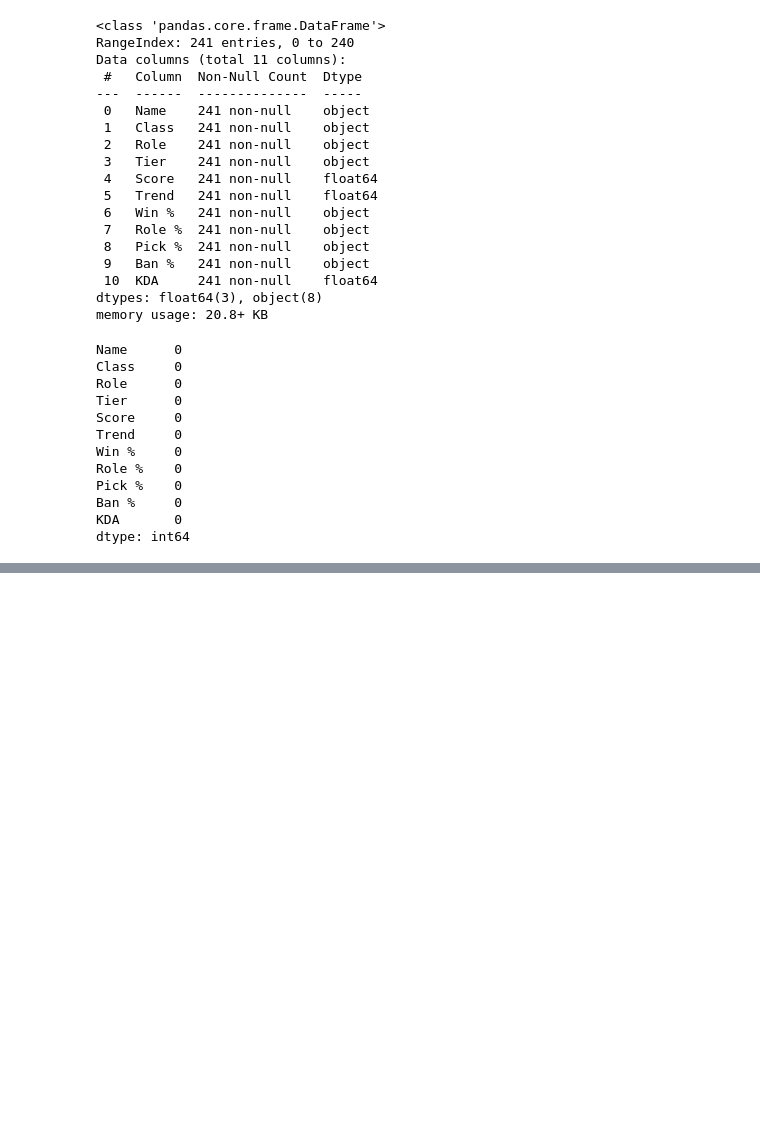
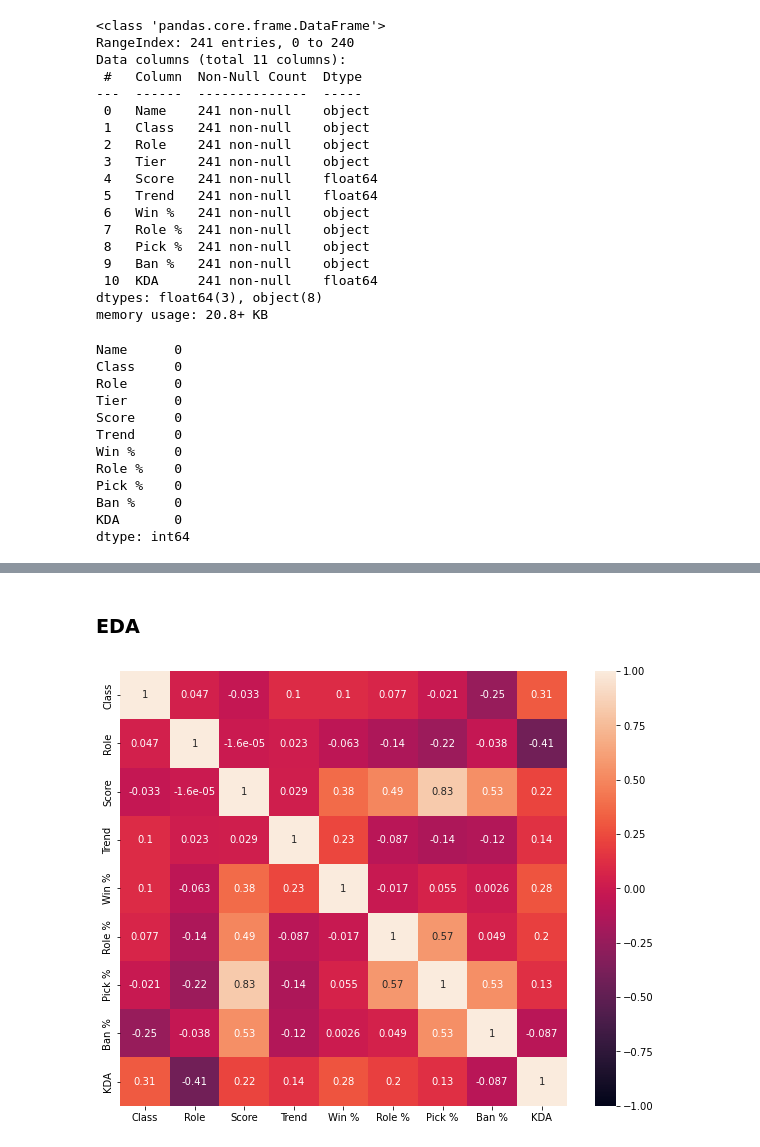
Before and after one commit to mathieujomain/League-of-Legends-champion-tier-prediction---Final-Project, a Jupyter notebook: data_prep.ipynb, the cells around one changed output, grey strips where cells are left out. Cells and saved outputs as stored; diff of their text form; code cells hidden in the pictures; blank space fills up the shorter version.

```diff
--- a/data_prep.ipynb
+++ b/data_prep.ipynb
@@ -75,0 +93,7 @@ data.describe()
+# %%
+#We need to encode Class and Role in order to have numeric data
+from sklearn.preprocessing import LabelEncoder
+tst = data.copy()
+le = LabelEncoder()
+data['Class'] = le.fit_transform(data.Class.values)
+data['Role'] = le.fit_transform(data.Role.values)
@@ -75,0 +124,11 @@ data.describe()
+# %%
+#Converting object column containing number in string to number type
+#Delete % sign
+col = ['Win %', 'Role %', 'Pick %', 'Ban %']
+
+for i in col:
+    data[i]=data[i].str.replace("%","", regex=True)
+# %%
+#Changing dtype
+for i in col:
+    data[i] = pd.to_numeric(data[i])
@@ -75,0 +164,2 @@ data.describe()
+# %% [markdown]
+### EDA
@@ -75,0 +171,7 @@ data.describe()
+# %%
+#Now we need to print the correlation matrix to see if some columns brings the same information
+#In that case we need to drop one of those because it is not relevant for ML
+plt.figure(figsize=(10, 8))
+heatmap = sns.heatmap(data.corr(), vmin=-1, vmax=1, annot=True)
+# %% [output]
+[figure, added]
```
Also changed, not shown: parts of 14 cells of this notebook, 12 other files.
